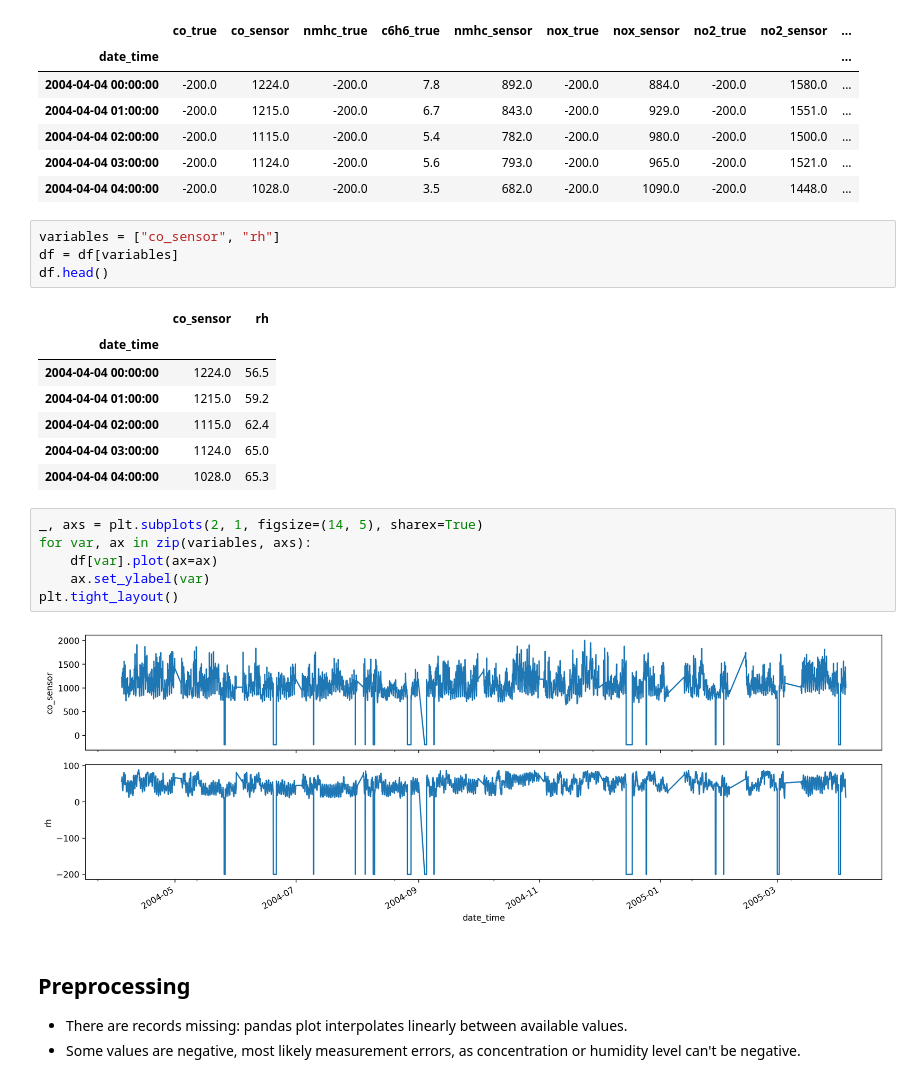
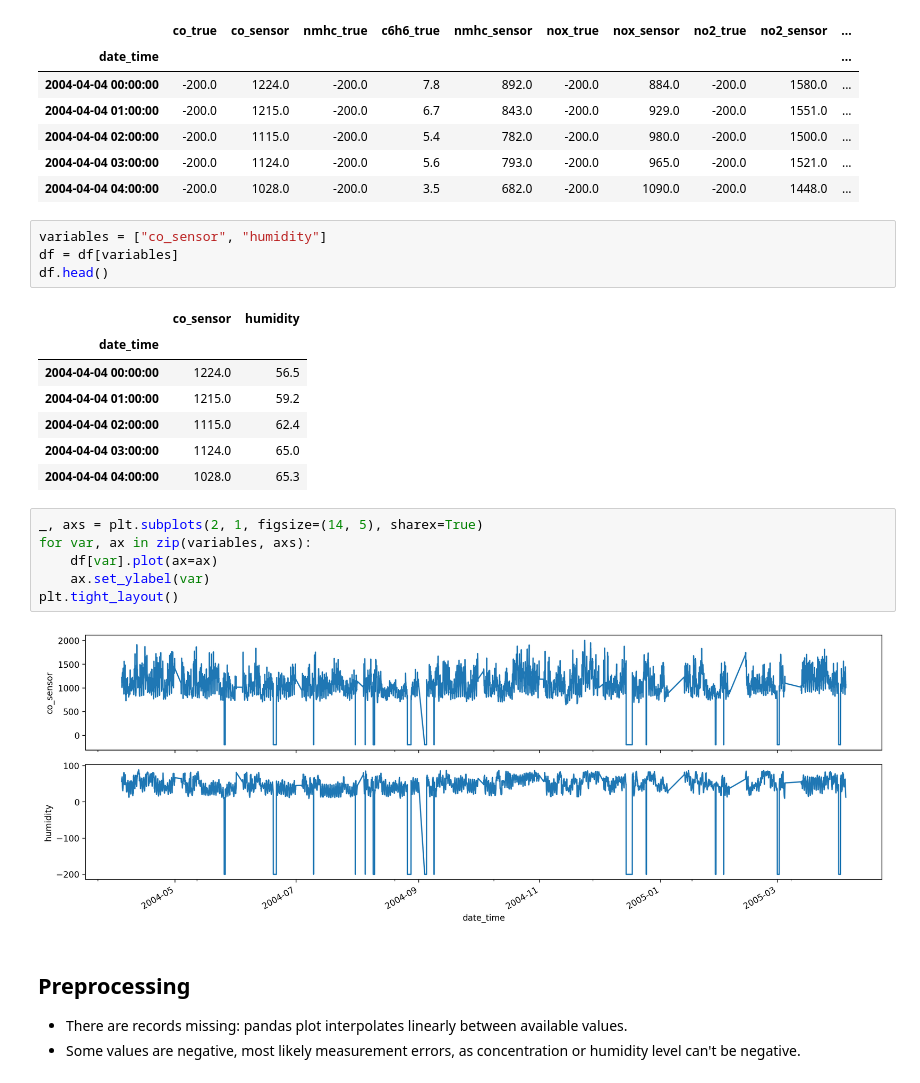
Before and after one commit to WeinbergMalte/timeseries-forecasting-workshop, a Jupyter notebook: notebooks/02-air-pollutants.ipynb, the cells around one changed output. Cells and saved outputs as stored; diff of their text form.

```diff
--- a/notebooks/02-air-pollutants.ipynb
+++ b/notebooks/02-air-pollutants.ipynb
@@ -39,11 +29,11 @@ df.head()
 | 2004-04-04 03:00:00 | -200.0 | 1124.0 | -200.0 | 5.6 | 793.0 | -200.0 | 965.0 | -200.0 | 1521.0 | ... |
 | 2004-04-04 04:00:00 | -200.0 | 1028.0 | -200.0 | 3.5 | 682.0 | -200.0 | 1090.0 | -200.0 | 1448.0 | ... |
 # %%
-variables = ["co_sensor", "rh"]
+variables = ["co_sensor", "humidity"]
 df = df[variables]
 df.head()
 # %% [output]
-|  | co_sensor | rh |
+|  | co_sensor | humidity |
 | date_time |  |  |
 | 2004-04-04 00:00:00 | 1224.0 | 56.5 |
 | 2004-04-04 01:00:00 | 1215.0 | 59.2 |
@@ -57,7 +47,7 @@ for var, ax in zip(variables, axs):
     ax.set_ylabel(var)
 plt.tight_layout()
 # %% [output]
-[figure, old version]
+[figure, new version]
 # %% [markdown]
 ## Preprocessing
 - There are records missing: pandas plot interpolates linearly between available values.
```
Also changed, not shown: parts of 14 cells of this notebook, 1 other file.
